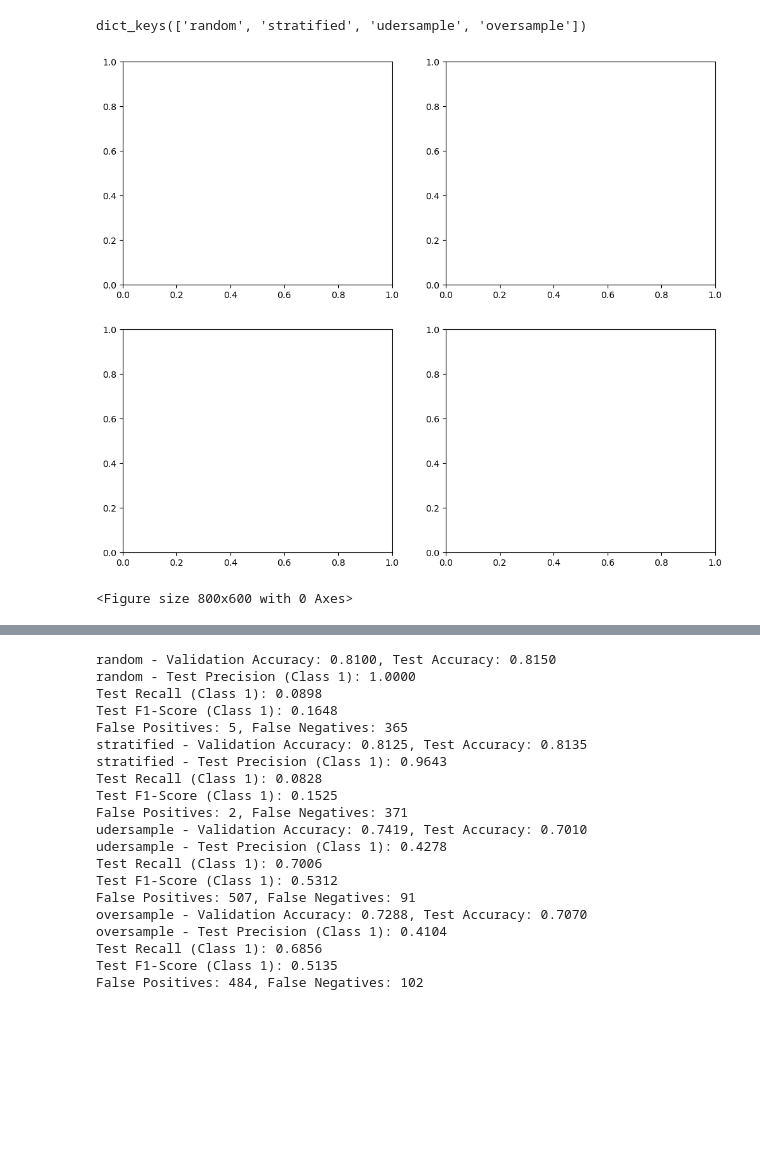
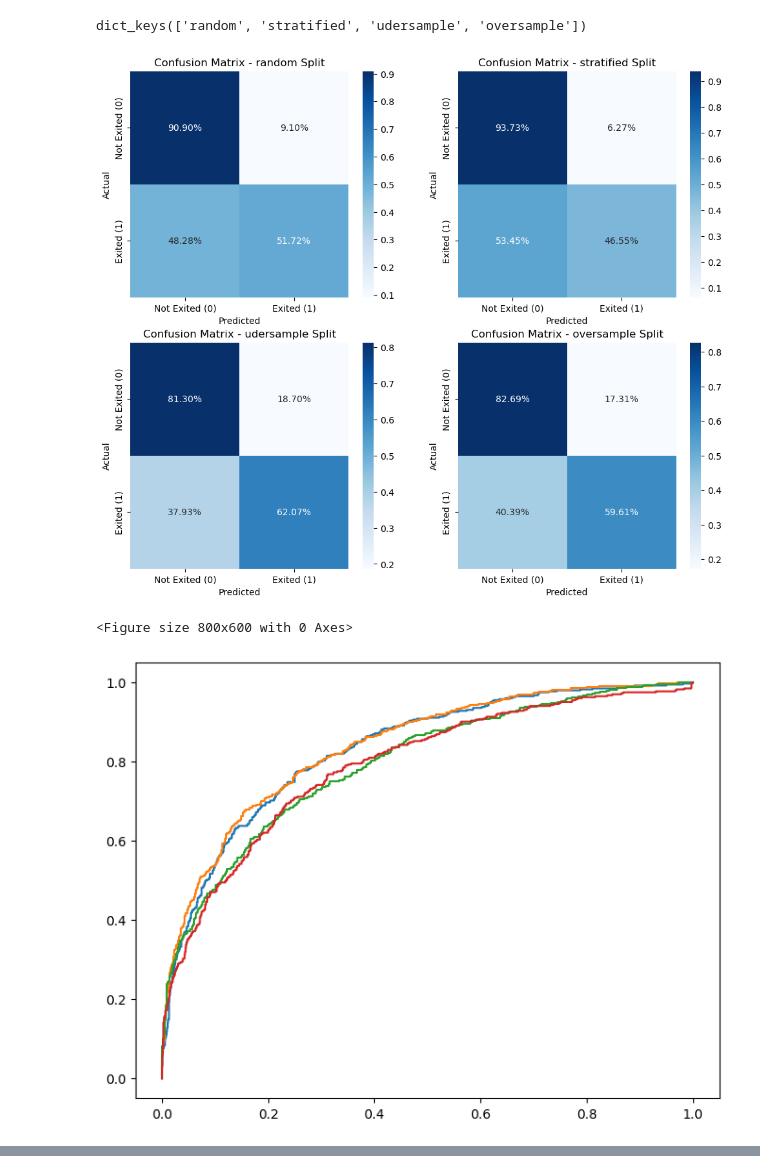
Before and after one commit to djjjones6/Group_Assessment_1, a Jupyter notebook: DaveJ/Gradient Boosting.ipynb, the cells around one changed output, grey strips where cells are left out. Drawn from its saved outputs; the diff is of its cells as text; code cells hidden in the pictures; blank space fills up the shorter version.

```diff
--- a/DaveJ/Gradient Boosting.ipynb
+++ b/DaveJ/Gradient Boosting.ipynb
@@ -37,7 +37,7 @@ dict_keys(['random', 'stratified', 'udersample', 'oversample'])
 # %%
 #We now need to create our Gradient Boosting Classification model
 
-gb_model = GradientBoostingClassifier(n_estimators=20, learning_rate=0.1, max_features=2, max_depth=2, random_state=0)
+gb_model = GradientBoostingClassifier(n_estimators=100, learning_rate=0.5, max_features=2, max_depth=2, random_state=0)
 
 #Create somewhere to store performance
 performance ={}
@@ -77,32 +77,51 @@ for idx, split in enumerate(split_data):
     balanced_acc = balanced_accuracy_score(y_val, y_val_pred)
 
     #Precision, recall, and F1-score for class 1
     precision = test_report['1']['precision']
     recall = test_report['1']['recall']
     f1_score = test_report['1']['f1-score']
 
+    #Normalize the confusion matrix by the number of true samples per class
+    conf_matrix_normalized = conf_matrix.astype('float') / conf_matrix.sum(axis=1)[:, np.newaxis]
+
+    sns.heatmap(conf_matrix_normalized, annot=True, fmt='.2%', cmap='Blues', ax=axes[idx],
+                xticklabels=['Not Exited (0)', 'Exited (1)'],
+                yticklabels=['Not Exited (0)', 'Exited (1)'])
+    axes[idx].set_title(f'Confusion Matrix - {split} Split')
+    axes[idx].set_ylabel('Actual')
+    axes[idx].set_xlabel('Predicted')
+
+
+    #Plot ROC curve on the same figure for all splits
+    y_test_pred_prob = gb_model.predict_proba(X_test_raw)[:, 1]
+    fpr, tpr, _ = roc_curve(y_test_raw, y_test_pred_prob)
+    roc_auc = roc_auc_score(y_test_raw, y_test_pred_prob)
+    plt.plot(fpr, tpr, label=f'{split} (AUC = {roc_auc:.4f})')
+
+
     #Define performance metrics
     performance[split] = {
         'val_accuracy': val_accuracy,
         'test_accuracy': test_accuracy,
          'test_precision_1': precision,
         'test_recall_1': recall,
         'test_f1_score_1': f1_score,
         'false_positives': fp,
         'false_negatives': fn,
         'balanced_accuracy': balanced_acc
     }
 
 #Show the plots
 plt.show()
 
 # Output performance metrics
 for split, perf in performance.items():
     print(f"{split} - Validation Accuracy: {perf['val_accuracy']:.4f}, Test Accuracy: {perf['test_accuracy']:.4f}")
     print(f"{split} - Test Precision (Class 1): {perf['test_precision_1']:.4f}")
     print(f"Test Recall (Class 1): {perf['test_recall_1']:.4f}")
     print(f"Test F1-Score (Class 1): {perf['test_f1_score_1']:.4f}")
     print(f"False Positives: {perf['false_positives']}, False Negatives: {perf['false_negatives']}")
 # %% [output]
-[figure, old version]
+[figure, new version]
 <Figure size 800x600 with 0 Axes>
+[figure, added]
@@ -110,20 +147,0 @@ for split, perf in performance.items():
-random - Validation Accuracy: 0.8100, Test Accuracy: 0.8150
-random - Test Precision (Class 1): 1.0000
-Test Recall (Class 1): 0.0898
-Test F1-Score (Class 1): 0.1648
-False Positives: 5, False Negatives: 365
-stratified - Validation Accuracy: 0.8125, Test Accuracy: 0.8135
-stratified - Test Precision (Class 1): 0.9643
-Test Recall (Class 1): 0.0828
-Test F1-Score (Class 1): 0.1525
-False Positives: 2, False Negatives: 371
-udersample - Validation Accuracy: 0.7419, Test Accuracy: 0.7010
-udersample - Test Precision (Class 1): 0.4278
-Test Recall (Class 1): 0.7006
-Test F1-Score (Class 1): 0.5312
-False Positives: 507, False Negatives: 91
-oversample - Validation Accuracy: 0.7288, Test Accuracy: 0.7070
-oversample - Test Precision (Class 1): 0.4104
-Test Recall (Class 1): 0.6856
-Test F1-Score (Class 1): 0.5135
-False Positives: 484, False Negatives: 102
```
Also changed, not shown: parts of 1 cell of this notebook.
